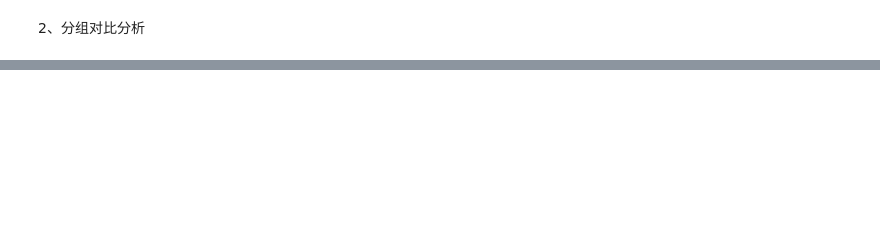
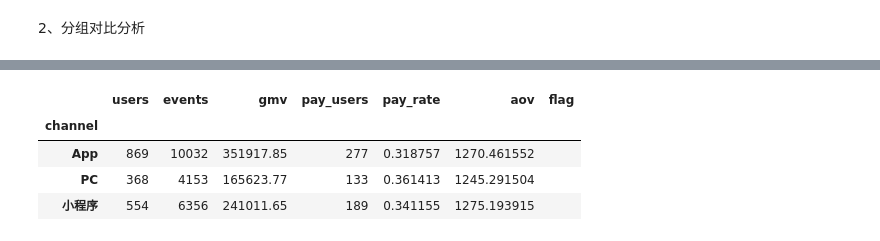
Before and after one commit to AAA-Smile/Data_Analysis_Process_Training, a Jupyter notebook: Python/analysis.ipynb, the cells around one changed output, grey strips where cells are left out. Cells and saved outputs as stored; diff of their text form; code cells hidden in the pictures; blank space fills up the shorter version.

```diff
--- a/Python/analysis.ipynb
+++ b/Python/analysis.ipynb
@@ -88,0 +105,11 @@ pay.boxplot(column="amount")
+# %%
+g = df1.groupby("channel", observed=True).agg(
+    users=("user_id", "nunique"),
+    events=("event_id", "count"),
+    gmv=("amount", "sum"),
+)
+pay_users = df1[df1["event_type"] == "pay"].groupby("channel", observed=True)["user_id"].nunique()
+g["pay_users"] = pay_users
+g["pay_rate"] = g["pay_users"] / g["users"]
+g["aov"] = g["gmv"] / g["pay_users"]
+g.sort_values("pay_rate", ascending=False)
@@ -88,0 +122,9 @@ pay.boxplot(column="amount")
+# %%
+g["flag"] = np.where(g["users"] < 100, "样本不足", "")
+g
+# %% [output]
+|  | users | events | gmv | pay_users | pay_rate | aov | flag |
+| channel |  |  |  |  |  |  |  |
+| App | 869 | 10032 | 351917.85 | 277 | 0.318757 | 1270.461552 |  |
+| PC | 368 | 4153 | 165623.77 | 133 | 0.361413 | 1245.291504 |  |
+| 小程序 | 554 | 6356 | 241011.65 | 189 | 0.341155 | 1275.193915 |  |
```
Also changed, not shown: parts of 6 cells of this notebook, 1 other file.
